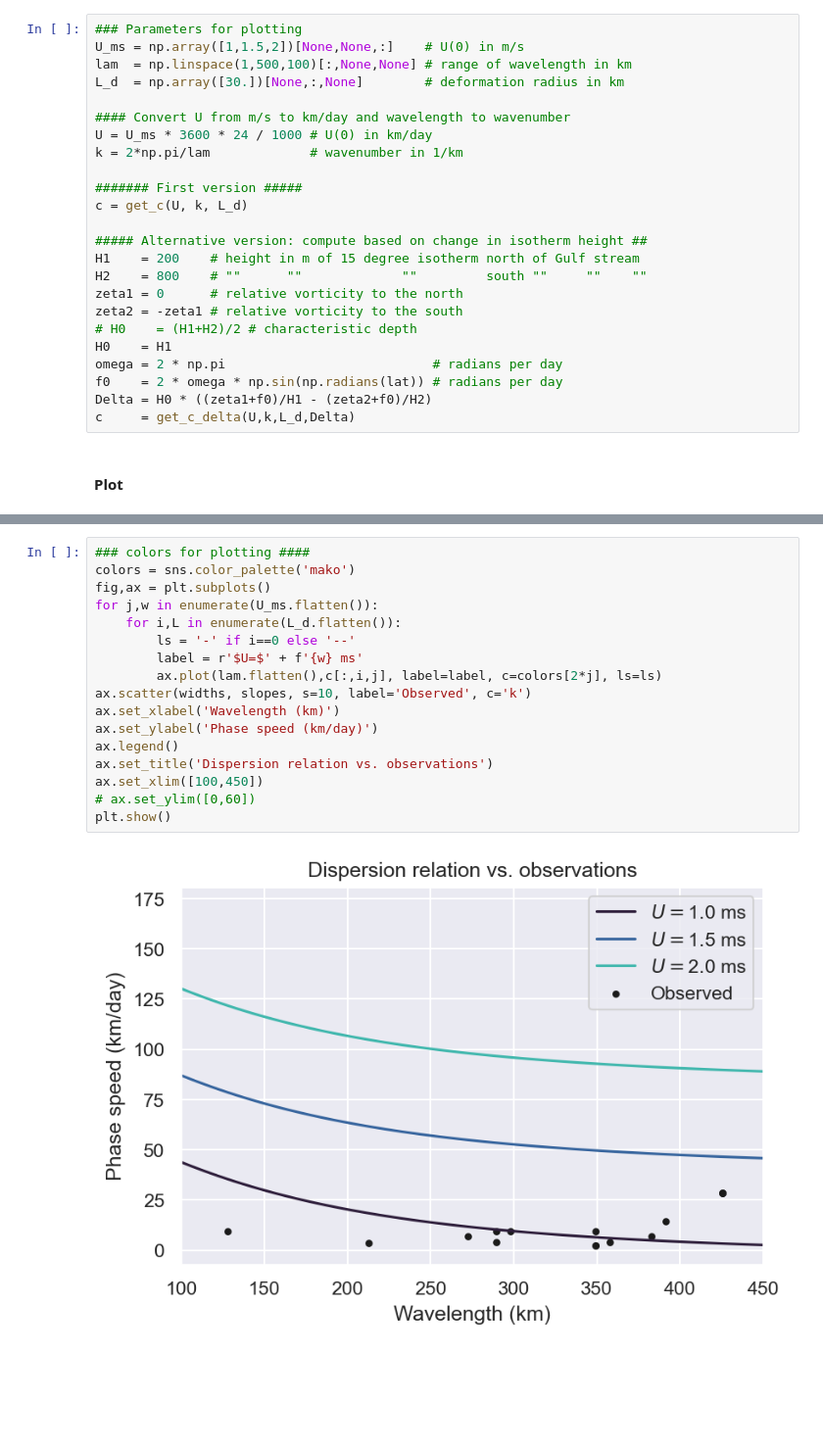
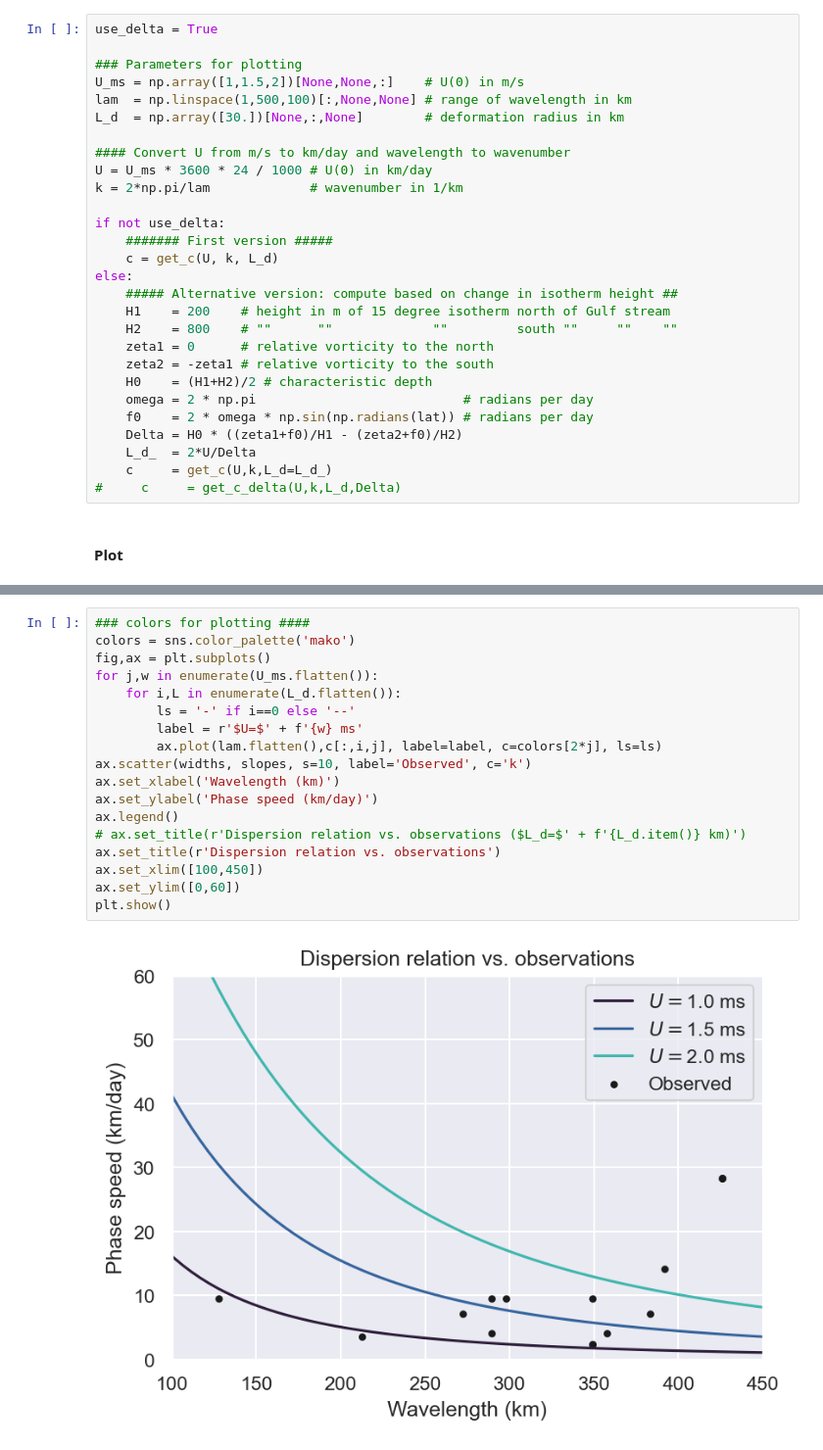
Before and after one commit to ktcarr/12.843, a Jupyter notebook: lab3/phase-speed.ipynb, the cells around one changed output, grey strips where cells are left out. Shown at 98% size. Cells and saved outputs as stored; diff of their text form; blank space fills up the shorter version.

Commit message:
fix computation of phase speed with delta

```diff
--- a/lab3/phase-speed.ipynb
+++ b/lab3/phase-speed.ipynb
@@ -49,4 +49,6 @@ In Equation 2, $\Delta$ is calculated as:
 # %%
+use_delta = True
+
 ### Parameters for plotting
 U_ms = np.array([1,1.5,2])[None,None,:]    # U(0) in m/s
 lam  = np.linspace(1,500,100)[:,None,None] # range of wavelength in km
@@ -56,19 +58,21 @@ L_d  = np.array([30.])[None,:,None]        # deformation radius in km
 U = U_ms * 3600 * 24 / 1000 # U(0) in km/day
 k = 2*np.pi/lam             # wavenumber in 1/km
 
-####### First version #####
-c = get_c(U, k, L_d)
-
-##### Alternative version: compute based on change in isotherm height ##
-H1    = 200    # height in m of 15 degree isotherm north of Gulf stream
-H2    = 800    # ""      ""             ""         south ""     ""    ""
-zeta1 = 0      # relative vorticity to the north
-zeta2 = -zeta1 # relative vorticity to the south
-# H0    = (H1+H2)/2 # characteristic depth
-H0    = H1
-omega = 2 * np.pi                           # radians per day
-f0    = 2 * omega * np.sin(np.radians(lat)) # radians per day
-Delta = H0 * ((zeta1+f0)/H1 - (zeta2+f0)/H2)
-c     = get_c_delta(U,k,L_d,Delta)
+if not use_delta:
+    ####### First version #####
+    c = get_c(U, k, L_d)
+else:
+    ##### Alternative version: compute based on change in isotherm height ##
+    H1    = 200    # height in m of 15 degree isotherm north of Gulf stream
+    H2    = 800    # ""      ""             ""         south ""     ""    ""
+    zeta1 = 0      # relative vorticity to the north
+    zeta2 = -zeta1 # relative vorticity to the south
+    H0    = (H1+H2)/2 # characteristic depth
+    omega = 2 * np.pi                           # radians per day
+    f0    = 2 * omega * np.sin(np.radians(lat)) # radians per day
+    Delta = H0 * ((zeta1+f0)/H1 - (zeta2+f0)/H2)
+    L_d_  = 2*U/Delta
+    c     = get_c(U,k,L_d=L_d_)
+#     c     = get_c_delta(U,k,L_d,Delta)
 # %% [markdown]
 #### Plot
@@ -75,19 +83,20 @@ c     = get_c_delta(U,k,L_d,Delta)
 # %%
 ### colors for plotting ####
 colors = sns.color_palette('mako')
 fig,ax = plt.subplots()
 for j,w in enumerate(U_ms.flatten()):
     for i,L in enumerate(L_d.flatten()):
         ls = '-' if i==0 else '--'
         label = r'$U=$' + f'{w} ms'
         ax.plot(lam.flatten(),c[:,i,j], label=label, c=colors[2*j], ls=ls)
 ax.scatter(widths, slopes, s=10, label='Observed', c='k')
 ax.set_xlabel('Wavelength (km)')
 ax.set_ylabel('Phase speed (km/day)')
 ax.legend()
-ax.set_title('Dispersion relation vs. observations')
+# ax.set_title(r'Dispersion relation vs. observations ($L_d=$' + f'{L_d.item()} km)')
+ax.set_title(r'Dispersion relation vs. observations')
 ax.set_xlim([100,450])
-# ax.set_ylim([0,60])
+ax.set_ylim([0,60])
 plt.show()
 # %% [output]
-[figure, old version]
+[figure, new version]
```
Also changed, not shown: parts of 4 cells of this notebook, 1 other file.
